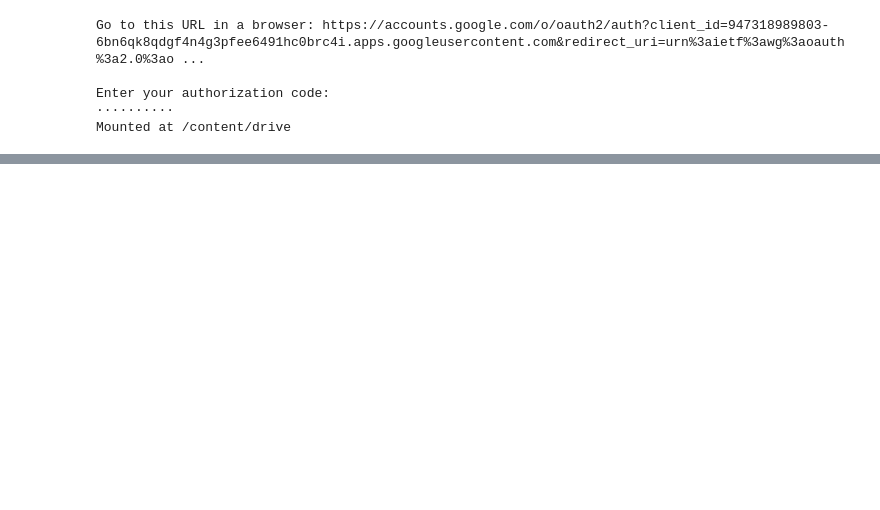
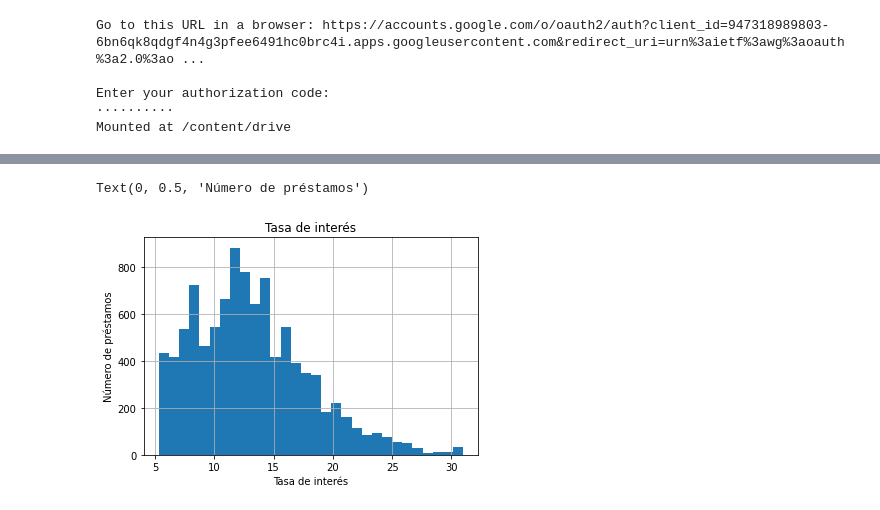
Before and after one commit to virf96/Chat-Bot, a Jupyter notebook: Tipos_de_variables.ipynb, the cells around one changed output, grey strips where cells are left out. Drawn from its saved outputs; the diff is of its cells as text; code cells hidden in the pictures; blank space fills up the shorter version.

```diff
--- a/Tipos_de_variables.ipynb
+++ b/Tipos_de_variables.ipynb
@@ -119,0 +146,12 @@ NameError: ignored
+# %%
+# Creemos un histograma para familiarizarnos con la
+# distribución de la variable
+
+fig = data.int_rate.hist(bins=30)
+
+fig.set_title('Tasa de interés')
+fig.set_xlabel('Tasa de interés')
+fig.set_ylabel('Número de préstamos')
+# %% [output]
+Text(0, 0.5, 'Número de préstamos')
+[figure, added]
```
Also changed, not shown: parts of 25 cells of this notebook.
